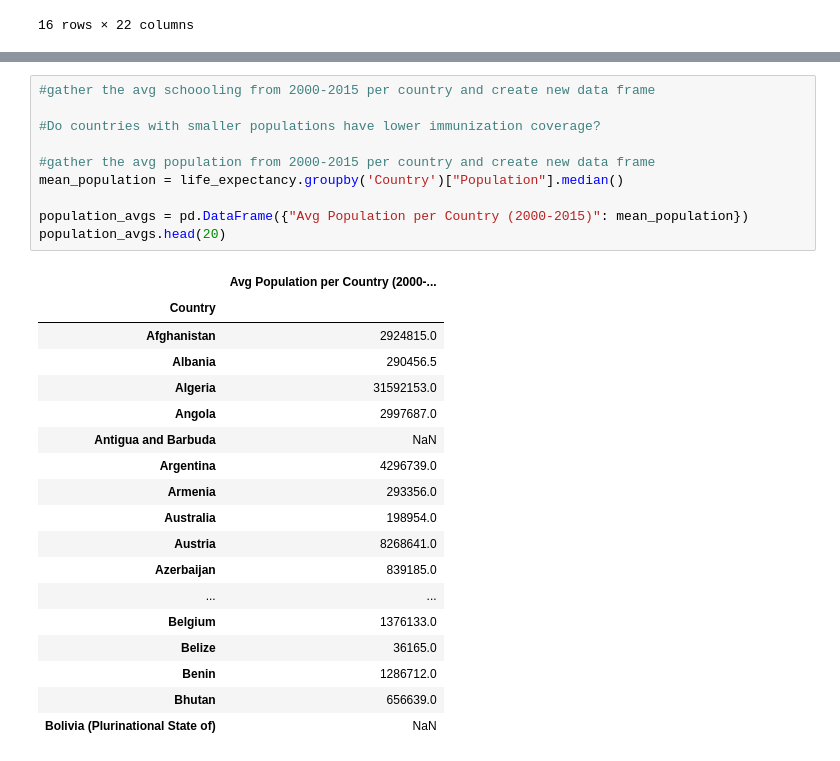
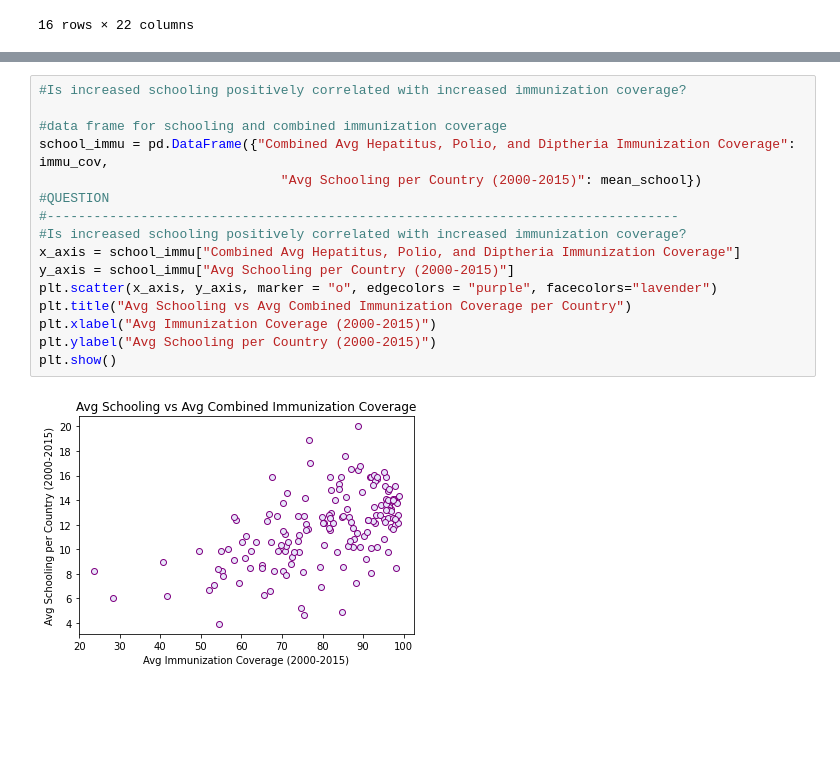
Before and after one commit to shechter430/project_one, a Jupyter notebook: jennifer_analyzations.ipynb, the cells around one changed output, grey strips where cells are left out. Cells and saved outputs as stored; diff of their text form; blank space fills up the shorter version.

```diff
--- a/jennifer_analyzations.ipynb
+++ b/jennifer_analyzations.ipynb
@@ -90,29 +96,18 @@ plt.show()
-# %%
-#gather the avg schoooling from 2000-2015 per country and create new data frame
-
-#Do countries with smaller populations have lower immunization coverage?
-
-#gather the avg population from 2000-2015 per country and create new data frame
-mean_population = life_expectancy.groupby('Country')["Population"].median()
-
-population_avgs = pd.DataFrame({"Avg Population per Country (2000-2015)": mean_population})
-population_avgs.head(20)
-# %% [output]
-|  | Avg Population per Country (2000-... |
-| Country |  |
-| Afghanistan | 2924815.0 |
-| Albania | 290456.5 |
-| Algeria | 31592153.0 |
-| Angola | 2997687.0 |
-| Antigua and Barbuda | NaN |
-| Argentina | 4296739.0 |
-| Armenia | 293356.0 |
-| Australia | 198954.0 |
-| Austria | 8268641.0 |
-| Azerbaijan | 839185.0 |
-| ... | ... |
-| Belgium | 1376133.0 |
-| Belize | 36165.0 |
-| Benin | 1286712.0 |
-| Bhutan | 656639.0 |
-| Bolivia (Plurinational State of) | NaN |
+# %%
+#Is increased schooling positively correlated with increased immunization coverage?
+
+#data frame for schooling and combined immunization coverage
+school_immu = pd.DataFrame({"Combined Avg Hepatitus, Polio, and Diptheria Immunization Coverage": immu_cov,
+                               "Avg Schooling per Country (2000-2015)": mean_school})
+#QUESTION
+#---------------------------------------------------------------------------------
+#Is increased schooling positively correlated with increased immunization coverage?
+x_axis = school_immu["Combined Avg Hepatitus, Polio, and Diptheria Immunization Coverage"]
+y_axis = school_immu["Avg Schooling per Country (2000-2015)"]
+plt.scatter(x_axis, y_axis, marker = "o", edgecolors = "purple", facecolors="lavender")
+plt.title("Avg Schooling vs Avg Combined Immunization Coverage per Country")
+plt.xlabel("Avg Immunization Coverage (2000-2015)")
+plt.ylabel("Avg Schooling per Country (2000-2015)")
+plt.show()
+# %% [output]
+[figure, added]
```
Also changed, not shown: parts of 5 cells of this notebook.
